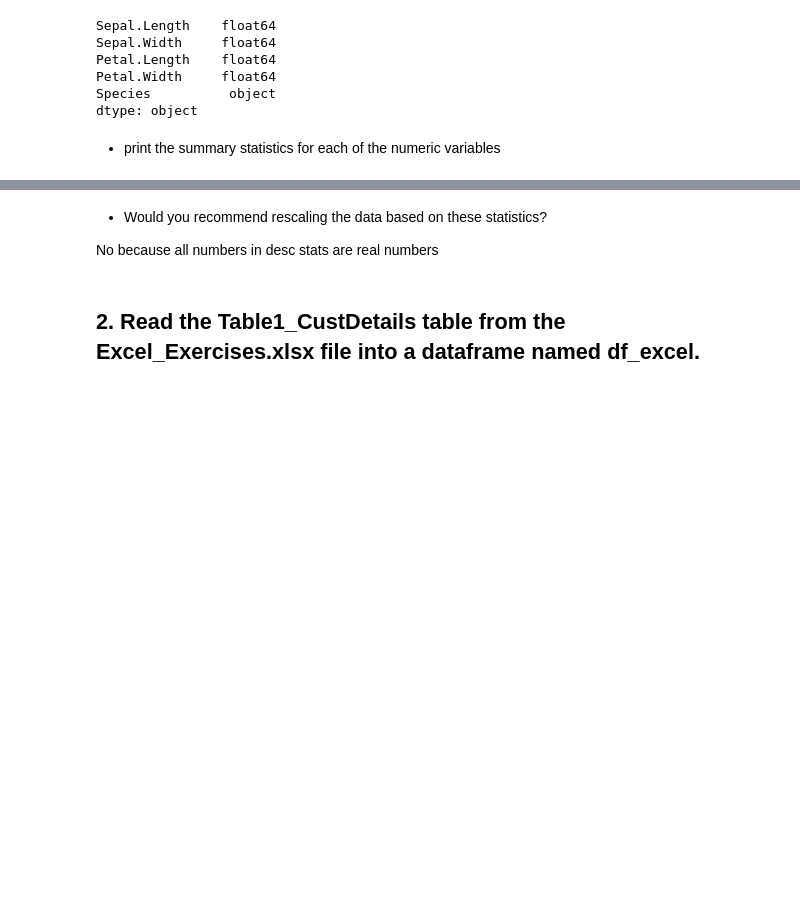
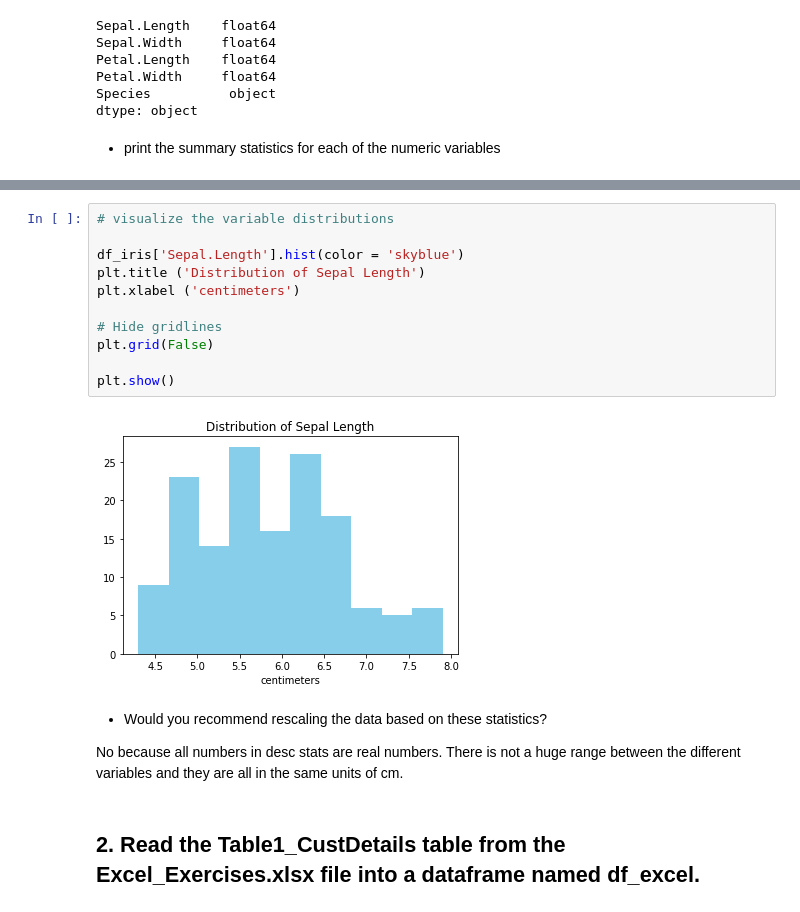
Before and after one commit to mariamnaqvi/classification-exercises, a Jupyter notebook: classification_exercises.ipynb, the cells around one changed output, grey strips where cells are left out. Drawn from its saved outputs; the diff is of its cells as text; blank space fills up the shorter version.

```diff
--- a/classification_exercises.ipynb
+++ b/classification_exercises.ipynb
@@ -58,7 +93,20 @@ df_iris.describe()
+# %%
+# visualize the variable distributions
+
+df_iris['Sepal.Length'].hist(color = 'skyblue')
+plt.title ('Distribution of Sepal Length')
+plt.xlabel ('centimeters')
+
+# Hide gridlines
+plt.grid(False)
+
+plt.show()
+# %% [output]
+[figure, added]
 # %% [markdown]
 - Would you recommend rescaling the data based on these statistics?
 
-No because all numbers in desc stats are real numbers
+No because all numbers in desc stats are real numbers. There is not a huge range between the different variables and they are all in the same units of cm.
 # %% [markdown]
 ## 2. Read the Table1_CustDetails table from the Excel_Exercises.xlsx file into a dataframe named df_excel.
 # %%
```
Also changed, not shown: parts of 33 cells of this notebook.
